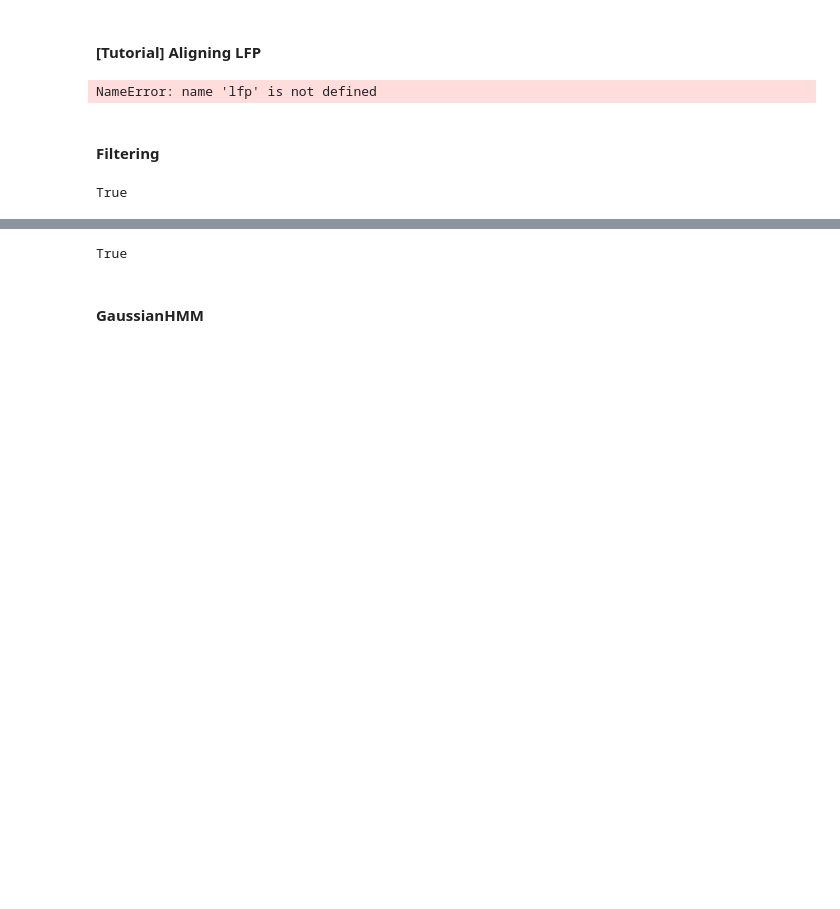
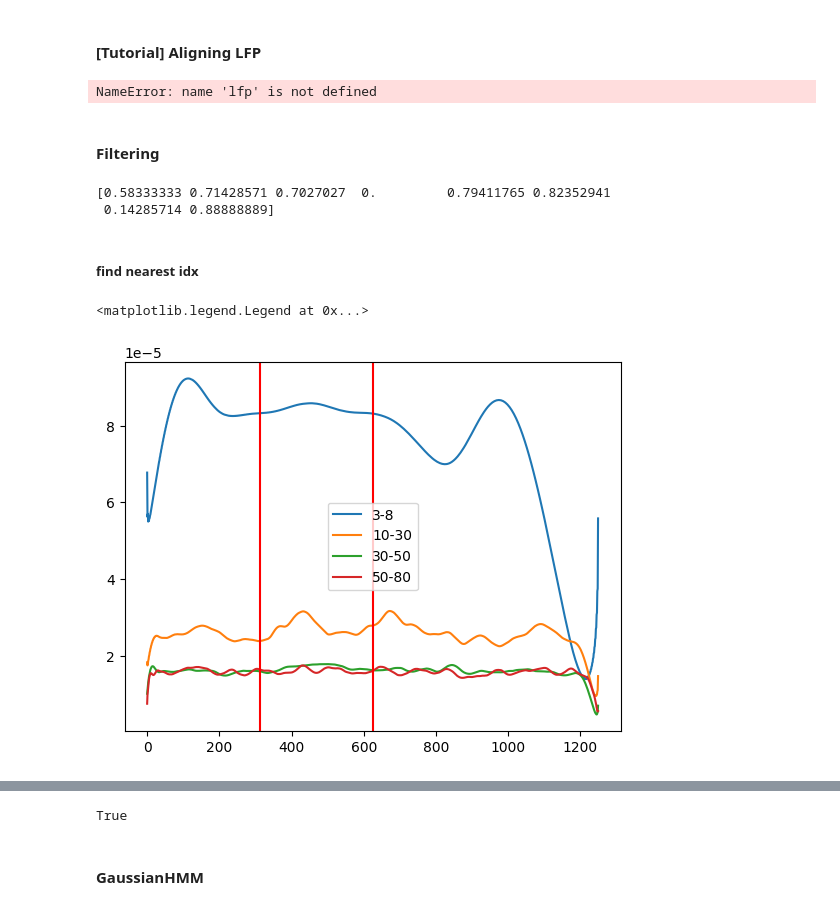
Before and after one commit to jerryjii/HMM, a Jupyter notebook: HMM_LFP.ipynb, the cells around one changed output, grey strips where cells are left out. Cells and saved outputs as stored; diff of their text form; code cells hidden in the pictures; blank space fills up the shorter version.

Commit message:
added sanity checks to fix problems with LFP time slicing

```diff
--- a/HMM_LFP.ipynb
+++ b/HMM_LFP.ipynb
@@ -40 +38,4 @@ chans = session.get_channels()
+# %%
+session = cache.get_ecephys_session(ecephys_session_id=1055403683)
+chans = session.get_channels()
 # %%
@@ -72,0 +64,5 @@ imgs = np.unique(stim['image_name'].values)
+# %%
+img = imgs[3]
+print(img)
+stim_img = stim[stim['image_name'] == img]
+stim_start = stim_img.start_time.values[:200]
@@ -122,4 +120,18 @@ ax.text(-0.4, first_channel_in_brain_position+50, 'brain surface', c='w')
 NameError: name 'lfp' is not defined
 # %% [markdown]
 #### Filtering
+# %%
+def find_nearest_idx(array, value):
+    if type(value) == np.ndarray:
+        a = np.repeat(np.reshape(array, (1,-1)), len(value), axis=0)
+        idx = np.argmin(np.abs(a - np.reshape(value, (-1,1))), axis=1)
+        return idx
+    else:
+        return np.argmin(np.abs(array - value))
+# %%
+hit_rate = np.load('E:/jerry/hit_rates/1055403683.npz')
+print(hit_rate['h_r'])
+# %% [output]
+[0.58333333 0.71428571 0.7027027  0.         0.79411765 0.82352941
+ 0.14285714 0.88888889]
 # %%
@@ -138,4 +149,0 @@ lfpF_copy = deepcopy(lfpF_slice)
-# %%
-print(len(lfpA_slice)==len(lfpB_slice)==len(lfpC_slice)==len(lfpD_slice)==len(lfpE_slice)==len(lfpF_slice)) # should all be the same
-# %% [output]
-True
@@ -141,0 +178,32 @@ True
+# %% [markdown]
+##### find nearest idx
+# %%
+ac47=probeA[:,23]
+bands = np.zeros((4, 200, 1250)) # 4 bands, 200 trials, 1250 time points
+Wns = [[3,8],[10,30],[30,50],[50,80]]
+for i, Wn in enumerate(Wns):
+    sos = butter(N=3, Wn=Wn, fs=1250, btype='bandpass', output='sos')
+    for j, start in enumerate(stim_start):
+        idx = np.arange(find_nearest_idx(ac47.time.values, start-0.25),find_nearest_idx(ac47.time.values, start+0.75))
+        test = ac47.values[idx]
+        test_ff = sosfiltfilt(sos, test)
+        test_env = hilbert(test_ff)
+        test_env_abs = np.abs(test_env)
+        if len(test_env_abs) < 1250:
+            bands[i][j][:len(test_env_abs)] = test_env_abs
+            bands[i][j][len(test_env_abs):] = test_env_abs[-1]
+        elif len(test_env_abs) > 1250:
+            bands[i][j] = test_env_abs[:1250]
+        else:
+            bands[i][j] = test_env_abs
+avg = np.mean(bands, axis=1)
+plt.plot(avg[0].T, label='3-8')
+plt.plot(avg[1].T, label='10-30')
+plt.plot(avg[2].T, label='30-50')
+plt.plot(avg[3].T, label='50-80')
+plt.axvline(250/0.8, c='r')
+plt.axvline(500/0.8, c='r')
+plt.legend()
+# %% [output]
+<matplotlib.legend.Legend at 0x...>
+[figure, added]
```
Also changed, not shown: parts of 19 cells of this notebook.
